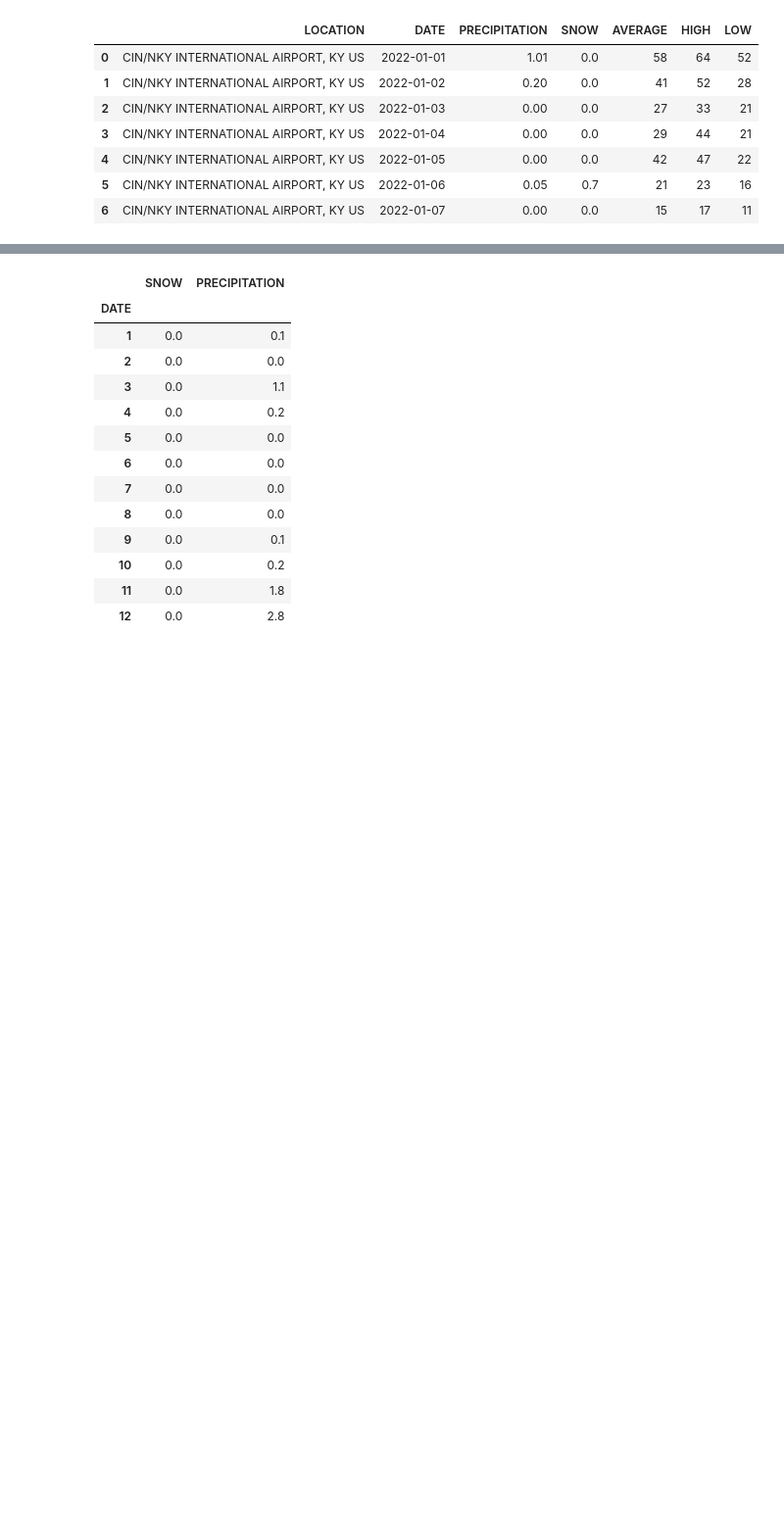
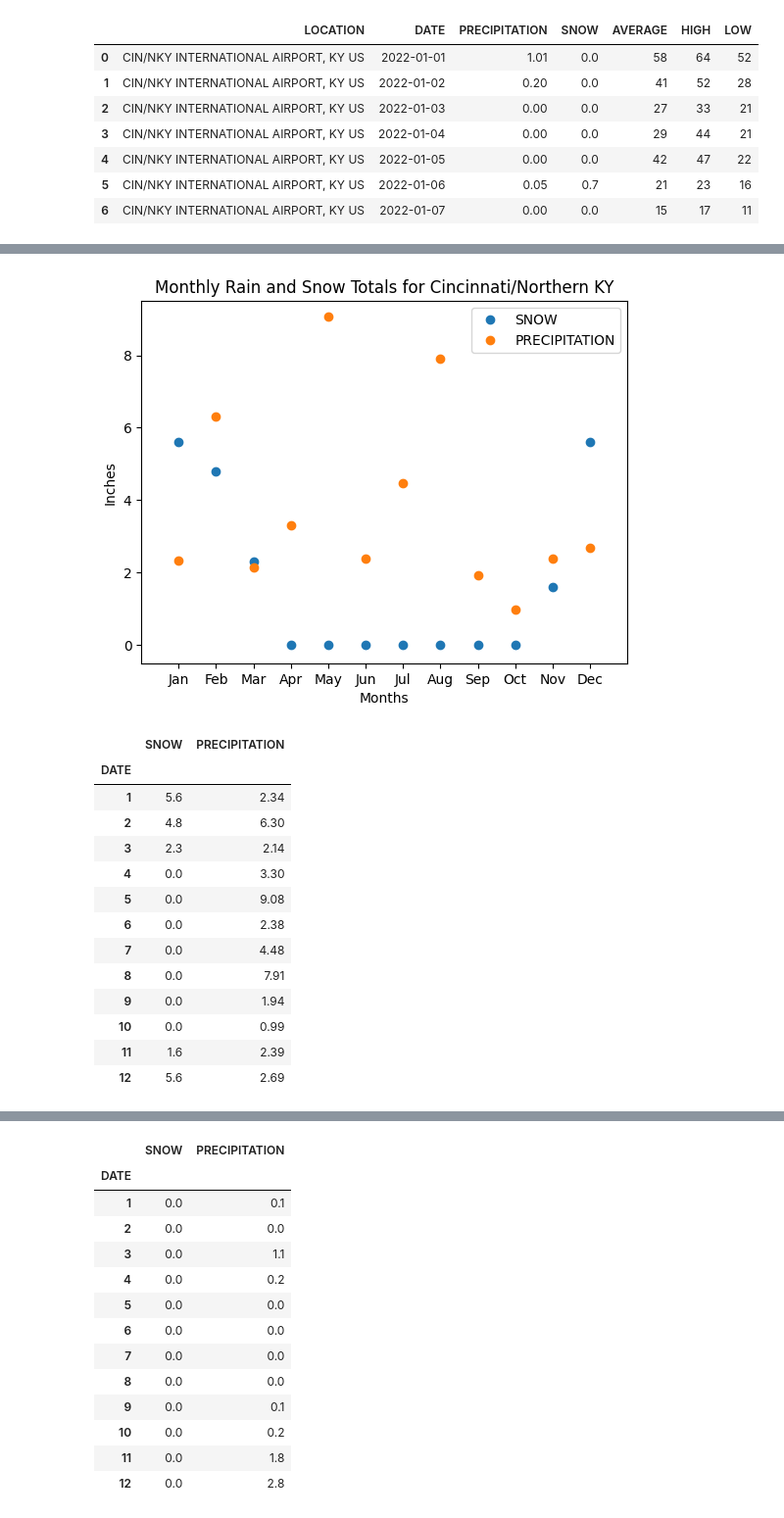
Before and after one commit to BerisDizdar/City_Weather_Comparison, a Jupyter notebook: City_Weather_Comparison.ipynb, the cells around one changed output, grey strips where cells are left out. Shown at 98% size. Drawn from its saved outputs; the diff is of its cells as text; code cells hidden in the pictures; blank space fills up the shorter version.

```diff
--- a/City_Weather_Comparison.ipynb
+++ b/City_Weather_Comparison.ipynb
@@ -112,0 +177,25 @@ Cin_NKY_monthly_mean.round(2)
+# %%
+plt.plot(months, Cin_NKY_monthly_sum,'o')
+plt.xlabel('Months')
+plt.ylabel('Inches')
+plt.title('Monthly Rain and Snow Totals for Cincinnati/Northern KY')
+plt.legend(Cin_NKY_monthly_sum)
+plt.axis([-1,12, -0.5,9.5])
+plt.show()
+Cin_NKY_monthly_sum
+# %% [output]
+[figure, added]
+|  | SNOW | PRECIPITATION |
+| DATE |  |  |
+| 1 | 5.6 | 2.34 |
+| 2 | 4.8 | 6.30 |
+| 3 | 2.3 | 2.14 |
+| 4 | 0.0 | 3.30 |
+| 5 | 0.0 | 9.08 |
+| 6 | 0.0 | 2.38 |
+| 7 | 0.0 | 4.48 |
+| 8 | 0.0 | 7.91 |
+| 9 | 0.0 | 1.94 |
+| 10 | 0.0 | 0.99 |
+| 11 | 1.6 | 2.39 |
+| 12 | 5.6 | 2.69 |
```
Also changed, not shown: parts of 30 cells of this notebook.
